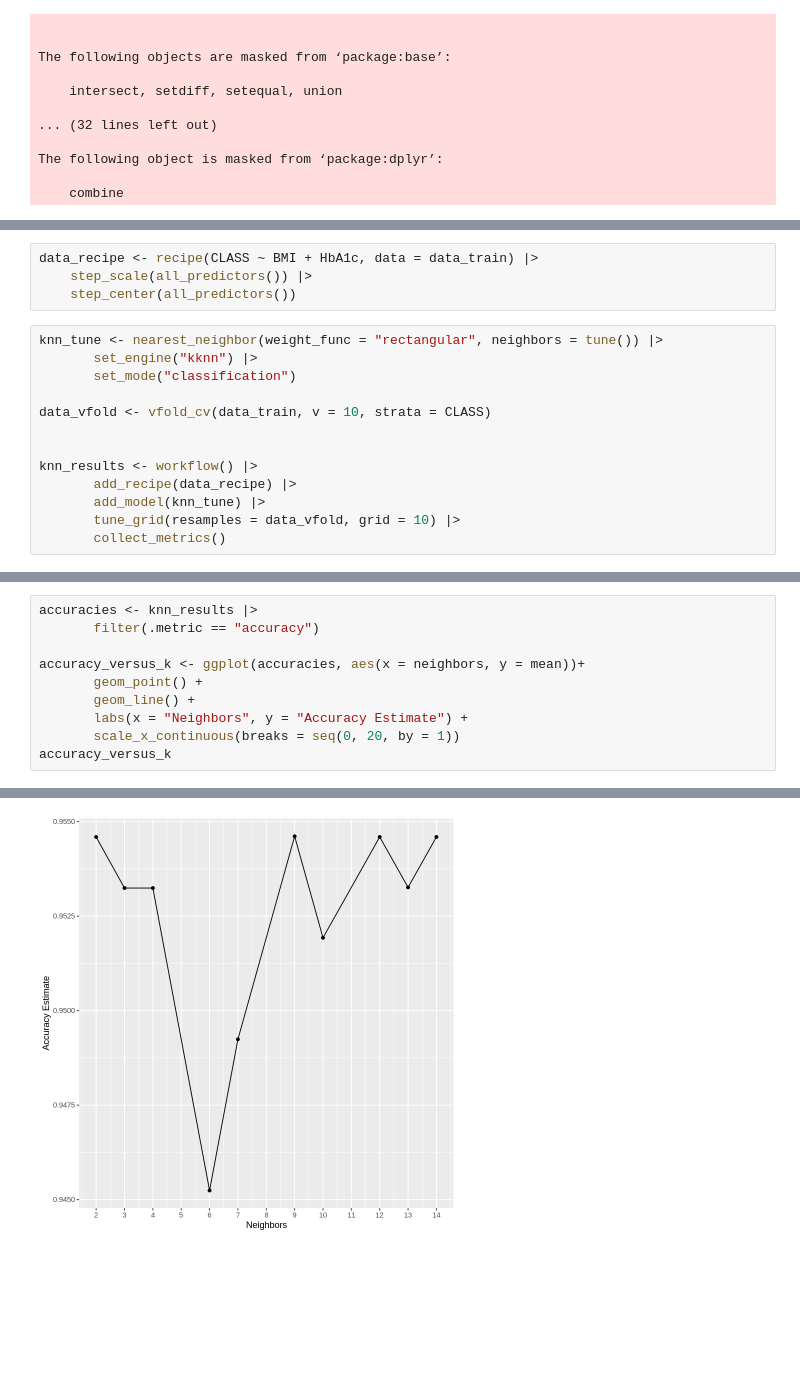
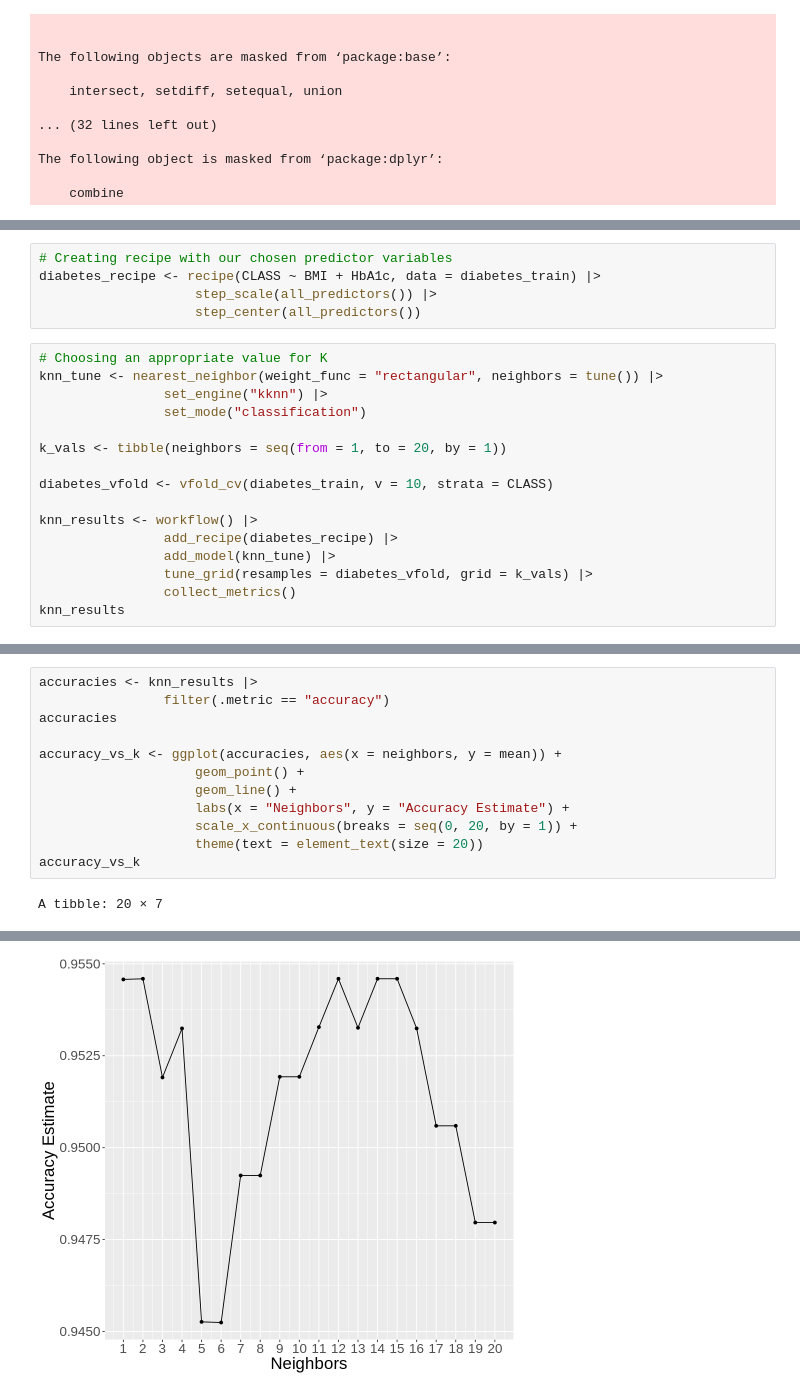
Before and after one commit to sherinay23/group-project-report, a Jupyter notebook: group project report_V1.ipynb, the cells around one changed output, grey strips where cells are left out. Cells and saved outputs as stored; diff of their text form; blank space fills up the shorter version.

Commit message:
Changed the training and testing splits + changed the name of variables
I realized that we created the splits with the unscaled data, so I have revised all the code from the start

```diff
--- a/group project report_V1.ipynb
+++ b/group project report_V1.ipynb
@@ -63,17 +276,21 @@ data_test <- testing(data_split)
 # %%
-data_recipe <- recipe(CLASS ~ BMI + HbA1c, data = data_train) |>
-    step_scale(all_predictors()) |>
-    step_center(all_predictors())
+# Creating recipe with our chosen predictor variables
+diabetes_recipe <- recipe(CLASS ~ BMI + HbA1c, data = diabetes_train) |>
+                    step_scale(all_predictors()) |>
+                    step_center(all_predictors())
 # %%
+# Choosing an appropriate value for K
 knn_tune <- nearest_neighbor(weight_func = "rectangular", neighbors = tune()) |>
-       set_engine("kknn") |>
-       set_mode("classification")
+                set_engine("kknn") |>
+                set_mode("classification")
 
-data_vfold <- vfold_cv(data_train, v = 10, strata = CLASS)
+k_vals <- tibble(neighbors = seq(from = 1, to = 20, by = 1))
 
+diabetes_vfold <- vfold_cv(diabetes_train, v = 10, strata = CLASS)
 
 knn_results <- workflow() |>
-       add_recipe(data_recipe) |>
-       add_model(knn_tune) |>
-       tune_grid(resamples = data_vfold, grid = 10) |>
-       collect_metrics()
+                add_recipe(diabetes_recipe) |>
+                add_model(knn_tune) |>
+                tune_grid(resamples = diabetes_vfold, grid = k_vals) |>
+                collect_metrics()
+knn_results
@@ -80,11 +317,14 @@ knn_results <- workflow() |>
 # %%
 accuracies <- knn_results |>
-       filter(.metric == "accuracy")
+                filter(.metric == "accuracy")
+accuracies
 
-accuracy_versus_k <- ggplot(accuracies, aes(x = neighbors, y = mean))+
-       geom_point() +
-       geom_line() +
-       labs(x = "Neighbors", y = "Accuracy Estimate") +
-       scale_x_continuous(breaks = seq(0, 20, by = 1))
-accuracy_versus_k
+accuracy_vs_k <- ggplot(accuracies, aes(x = neighbors, y = mean)) +
+                    geom_point() +
+                    geom_line() +
+                    labs(x = "Neighbors", y = "Accuracy Estimate") +
+                    scale_x_continuous(breaks = seq(0, 20, by = 1)) +
+                    theme(text = element_text(size = 20))
+accuracy_vs_k
 # %% [output]
+A tibble: 20 × 7
@@ -91,2 +349,2 @@ accuracy_versus_k
-[figure, old version]
+[figure, new version]
 # %%
```
Also changed, not shown: parts of 23 cells of this notebook.
